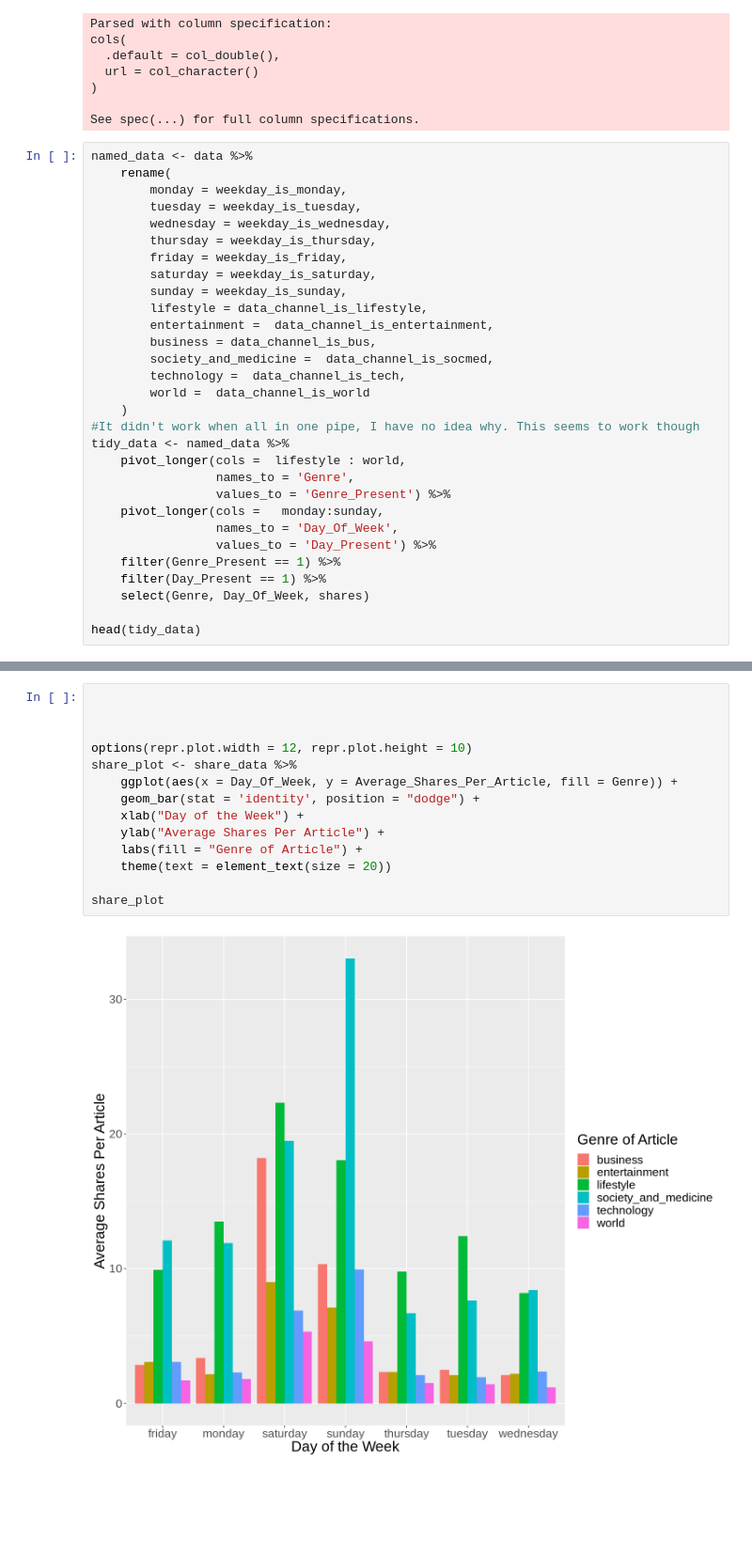
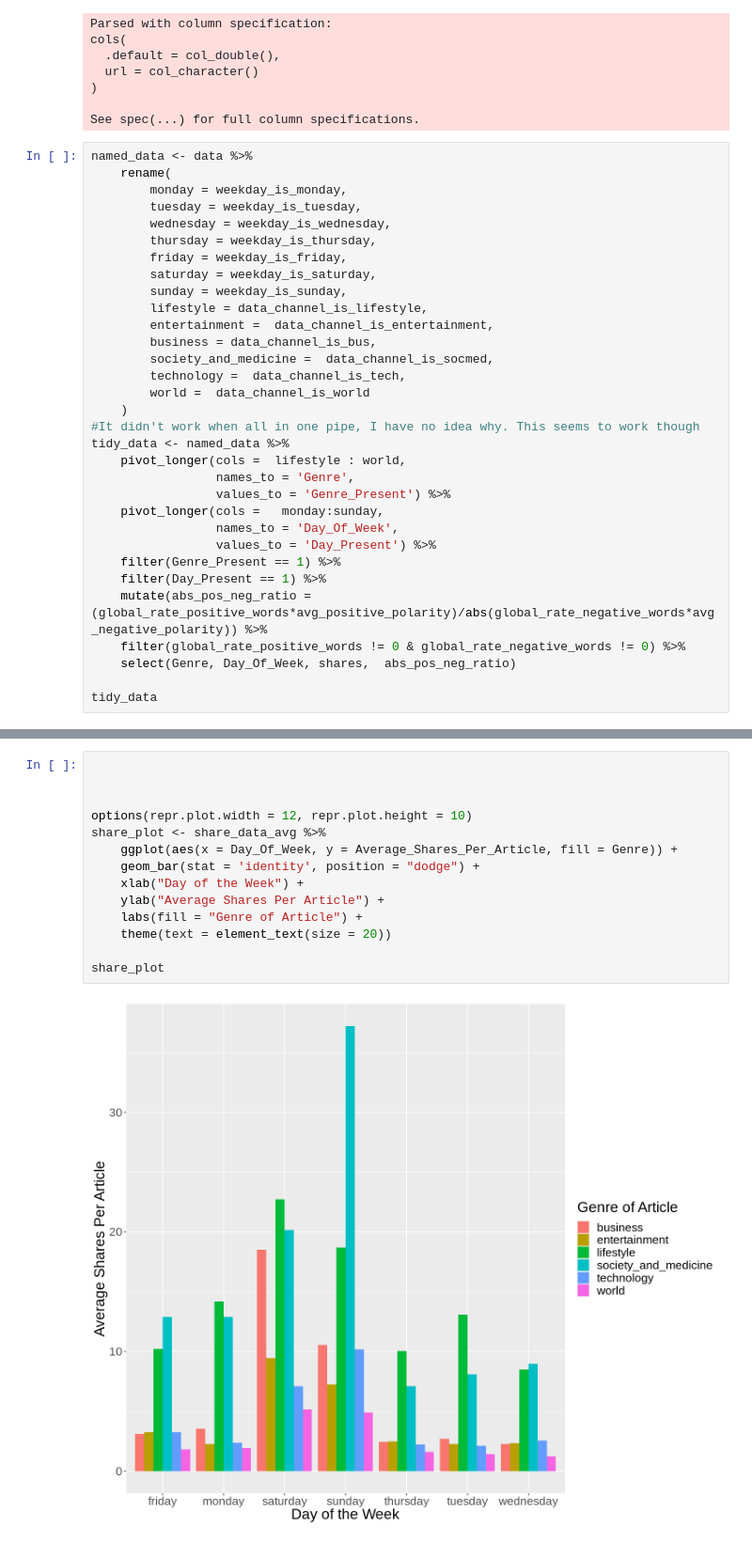
Before and after one commit to dgjfaber/dsci100project, a Jupyter notebook: PreliminaryDataAnalysis.ipynb, the cells around one changed output, grey strips where cells are left out. Shown at 94% size. Drawn from its saved outputs; the diff is of its cells as text; blank space fills up the shorter version.

```diff
--- a/PreliminaryDataAnalysis.ipynb
+++ b/PreliminaryDataAnalysis.ipynb
@@ -57,7 +38,9 @@ tidy_data <- named_data %>%
                  values_to = 'Day_Present') %>%
     filter(Genre_Present == 1) %>%
     filter(Day_Present == 1) %>%
-    select(Genre, Day_Of_Week, shares)
+    mutate(abs_pos_neg_ratio = (global_rate_positive_words*avg_positive_polarity)/abs(global_rate_negative_words*avg_negative_polarity)) %>%
+    filter(global_rate_positive_words != 0 & global_rate_negative_words != 0) %>%
+    select(Genre, Day_Of_Week, shares,  abs_pos_neg_ratio)
 
-head(tidy_data)
+tidy_data
 # %% [output]
@@ -109,19 +102,19 @@ A grouped_df: 6 × 4
 # %%
 
 
 
 options(repr.plot.width = 12, repr.plot.height = 10)
-share_plot <- share_data %>%
+share_plot <- share_data_avg %>%
     ggplot(aes(x = Day_Of_Week, y = Average_Shares_Per_Article, fill = Genre)) +
     geom_bar(stat = 'identity', position = "dodge") +
     xlab("Day of the Week") +
     ylab("Average Shares Per Article") +
     labs(fill = "Genre of Article") +
     theme(text = element_text(size = 20))
 
 share_plot
 # %% [output]
-[figure, old version]
+[figure, new version]
 # %%
 share_data_totals <- tidy_data %>%
     group_by(Day_Of_Week, Genre) %>%
```
Also changed, not shown: parts of 11 cells of this notebook.
